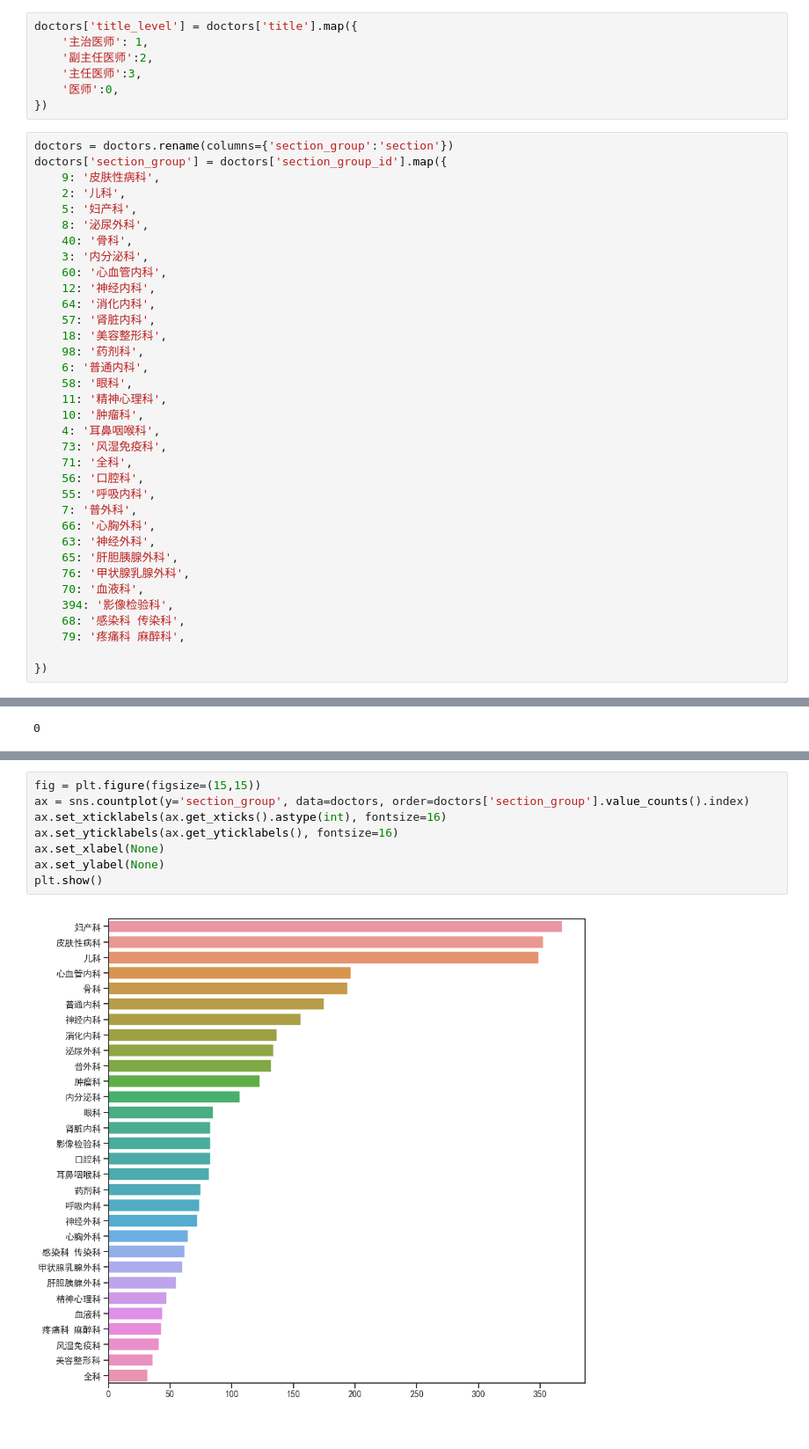
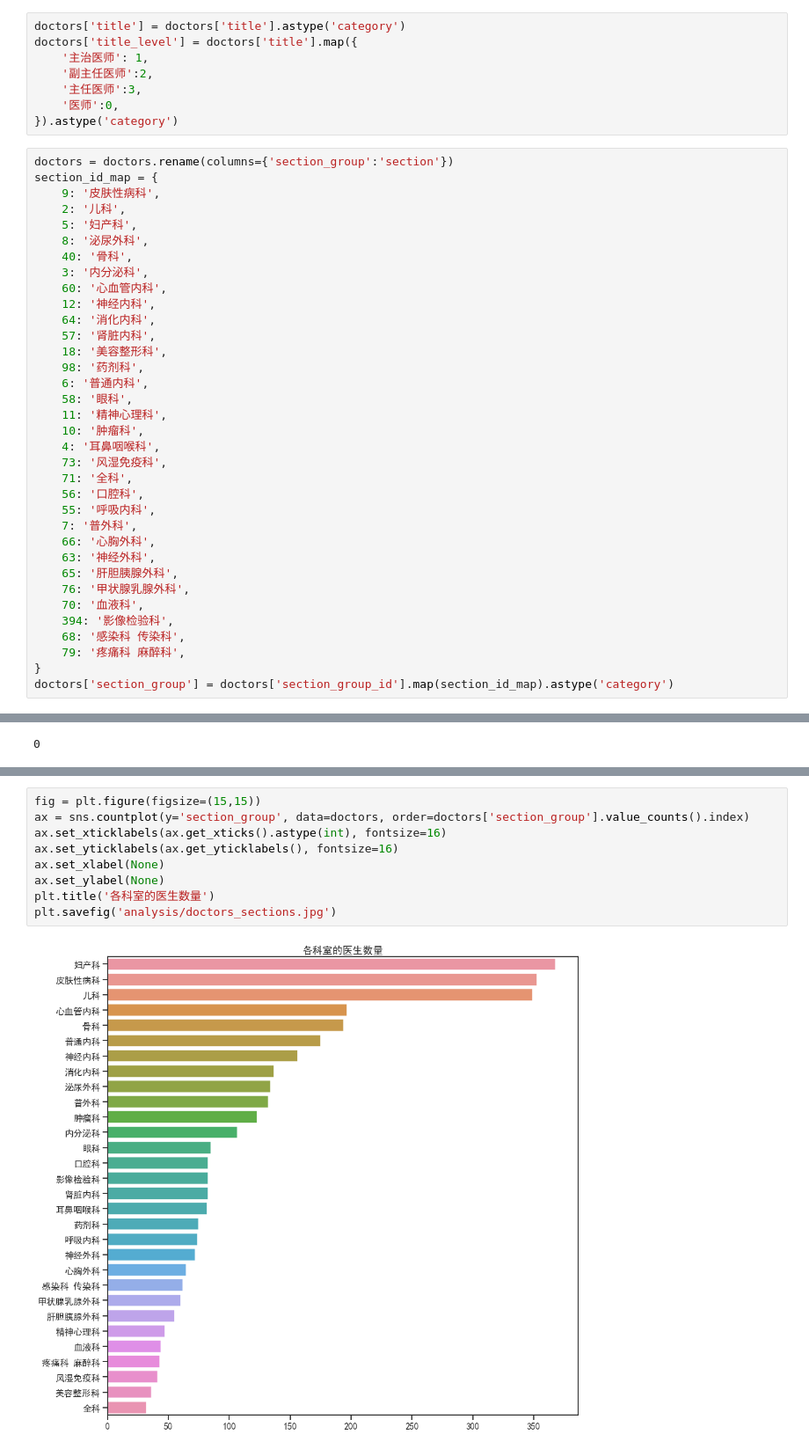
Before and after one commit to williamyin01/MedicalAnalysis, a Jupyter notebook: Analyze.ipynb, the cells around one changed output, grey strips where cells are left out. Shown: that part at 88% size. Saved outputs shown, nothing was run; the diff lists cells and outputs as text.

Commit message:
add analysis to readme

```diff
--- a/Analyze.ipynb
+++ b/Analyze.ipynb
@@ -26,15 +26,16 @@ doctors['title'].unique()
 # %% [output]
 array(['主治医师', '副主任医师', '主任医师', '医师'], dtype=object)
 # %%
+doctors['title'] = doctors['title'].astype('category')
 doctors['title_level'] = doctors['title'].map({
     '主治医师': 1,
     '副主任医师':2,
     '主任医师':3,
     '医师':0,
-})
+}).astype('category')
 # %%
 doctors = doctors.rename(columns={'section_group':'section'})
-doctors['section_group'] = doctors['section_group_id'].map({
+section_id_map = {
     9: '皮肤性病科',
     2: '儿科',
     5: '妇产科',
@@ -65,8 +66,8 @@ doctors['section_group'] = doctors['section_group_id'].map({
     394: '影像检验科',
     68: '感染科 传染科',
     79: '疼痛科 麻醉科',
-
-})
+}
+doctors['section_group'] = doctors['section_group_id'].map(section_id_map).astype('category')
 # %%
 split_location = cpca.transform(doctors['location'], cut=False, lookahead=12)
 split_location.columns = ['province', 'city', 'district', 'address']
@@ -256,10 +249,11 @@ plt.pie(ngender.values, labels=ngender.index, autopct='%1.1f%%', textprops={'fon
 # %%
 fig = plt.figure(figsize=(15,15))
 ax = sns.countplot(y='section_group', data=doctors, order=doctors['section_group'].value_counts().index)
 ax.set_xticklabels(ax.get_xticks().astype(int), fontsize=16)
 ax.set_yticklabels(ax.get_yticklabels(), fontsize=16)
 ax.set_xlabel(None)
 ax.set_ylabel(None)
-plt.show()
+plt.title('各科室的医生数量')
+plt.savefig('analysis/doctors_sections.jpg')
 # %% [output]
-[figure, old version]
+[figure, new version]
```
Also changed, not shown: parts of 28 cells of this notebook, 9 other files.
